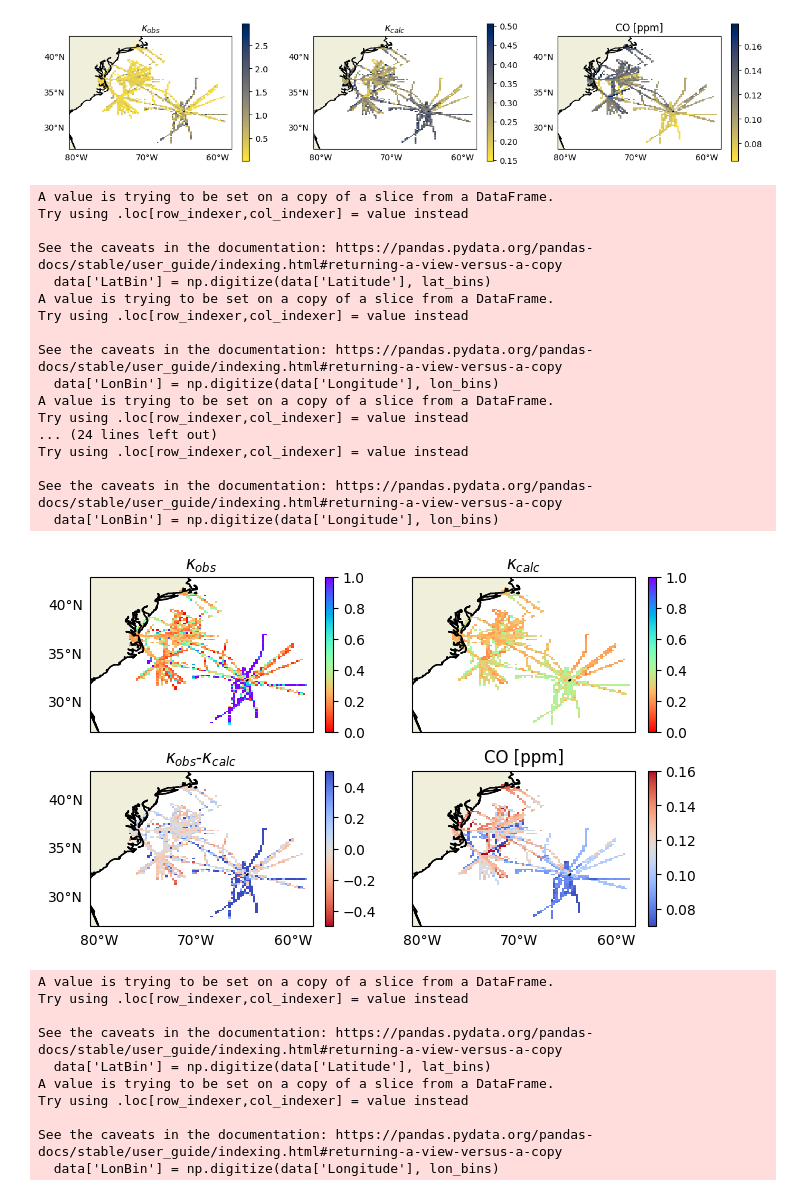
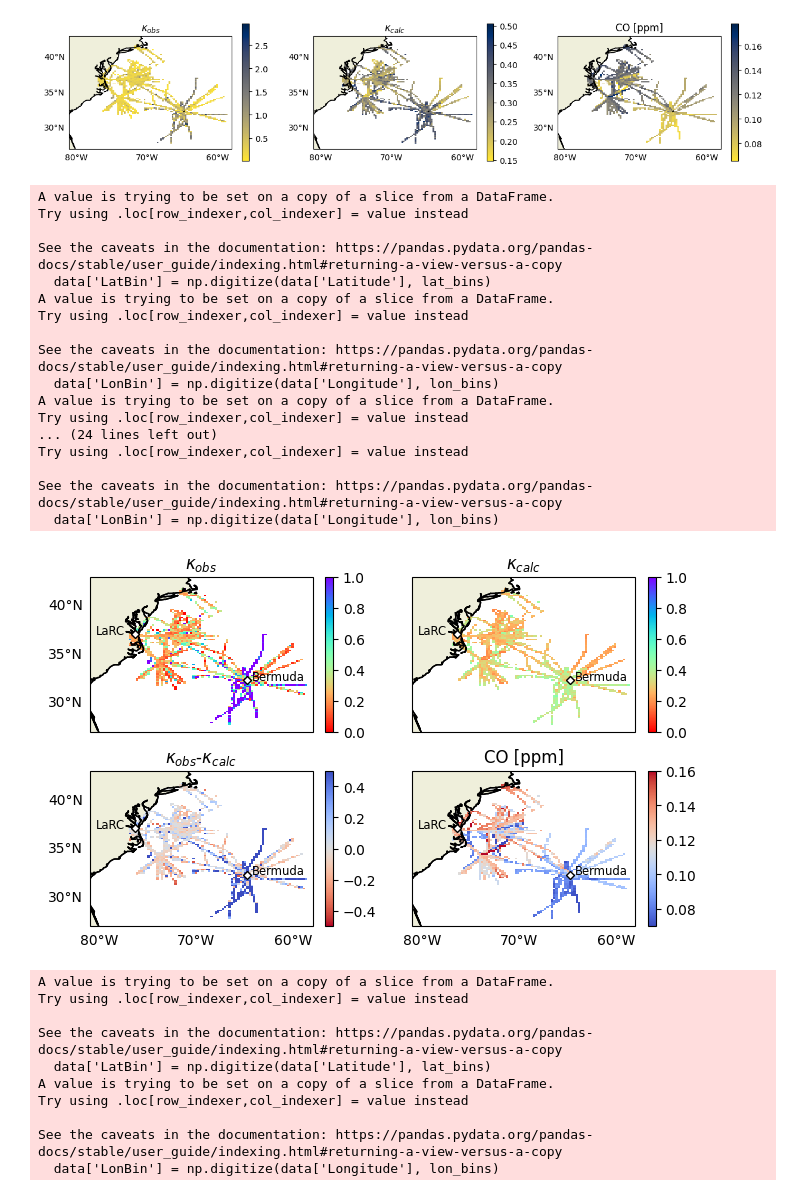
Before and after one commit to csoloff/ACTIVATE_CCN_closure, a Jupyter notebook: scripts/04_map_plot.ipynb, the cells around one changed output. Saved outputs shown, nothing was run; the diff lists cells and outputs as text; code cells hidden in the pictures.

Commit message:
added some additional plots

```diff
--- a/scripts/04_map_plot.ipynb
+++ b/scripts/04_map_plot.ipynb
@@ -127,7 +127,6 @@ data = pd.DataFrame({
     'Time': pd.date_range(start='2023-01-01', periods=num_points, freq='H')  # 1 Hz data over a period
 })
 '''
-
 
 
 
@@ -245,34 +244,49 @@ for i in range(0,2):
     else:
         gl.ylocator = mticker.FixedLocator([])
 
     gl.xlines = False
     gl.ylines = False
     cbar = plt.colorbar(c, ax=ax, orientation='vertical')
 
+# Coordinates for Bermuda and NASA Langley
+bermuda_coords = (32.3078, -64.7505)  # Latitude, Longitude of Bermuda
+langley_coords = (37.0862, -76.3809)    # Latitude, Longitude of NASA Langley
+
+# Adding the labels to each axis
+for ax in axes.flat:
+    # Add label for Bermuda
+    ax.plot(bermuda_coords[1], bermuda_coords[0], marker='D', color='white', markersize=4, transform=ccrs.PlateCarree(), markeredgewidth=1, markeredgecolor='black')
+    ax.text(bermuda_coords[1] + 0.5, bermuda_coords[0], 'Bermuda', color='black', transform=ccrs.PlateCarree(), fontsize='small')
+
+    # Add label for NASA Langley
+    ax.plot(langley_coords[1], langley_coords[0], marker='D', color='white', markersize=4, transform=ccrs.PlateCarree(), markeredgewidth=1, markeredgecolor='black')
+    ax.text(langley_coords[1] + -4, langley_coords[0], 'LaRC', color='black', transform=ccrs.PlateCarree(), fontsize='small')
+
+
 # Set title
 #ax.set_title('Northwest Atlantic Sampling Heatmap by Time')
 #plt.tight_layout()
 # Show the plot
 plt.savefig('../figures/k_obs_map.png', dpi=1000)
 # %% [output]
 A value is trying to be set on a copy of a slice from a DataFrame.
 Try using .loc[row_indexer,col_indexer] = value instead
 
 See the caveats in the documentation: https://pandas.pydata.org/pandas-docs/stable/user_guide/indexing.html#returning-a-view-versus-a-copy
   data['LatBin'] = np.digitize(data['Latitude'], lat_bins)
 A value is trying to be set on a copy of a slice from a DataFrame.
 Try using .loc[row_indexer,col_indexer] = value instead
 
 See the caveats in the documentation: https://pandas.pydata.org/pandas-docs/stable/user_guide/indexing.html#returning-a-view-versus-a-copy
   data['LonBin'] = np.digitize(data['Longitude'], lon_bins)
 A value is trying to be set on a copy of a slice from a DataFrame.
 Try using .loc[row_indexer,col_indexer] = value instead
 ... (24 lines left out)
 Try using .loc[row_indexer,col_indexer] = value instead
 
 See the caveats in the documentation: https://pandas.pydata.org/pandas-docs/stable/user_guide/indexing.html#returning-a-view-versus-a-copy
   data['LonBin'] = np.digitize(data['Longitude'], lon_bins)
-[figure, old version]
+[figure, new version]
 # %%
 
 
```
Also changed, not shown: parts of 4 cells of this notebook, 1 other file.
